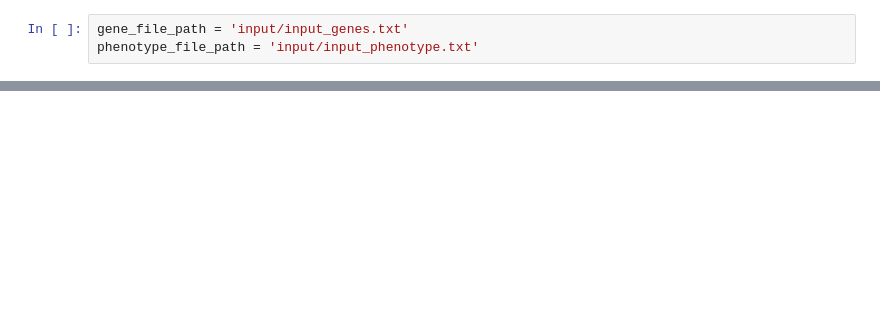
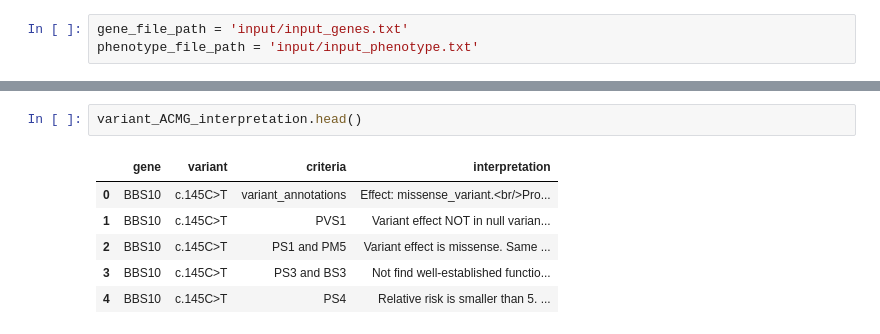
Before and after one commit to xguo39/deepbrain, a Jupyter notebook: deepb/test.ipynb, the cells around one changed output, grey strips where cells are left out. Drawn from its saved outputs; the diff is of its cells as text; blank space fills up the shorter version.

Commit message:
chinese inter

```diff
--- a/deepb/test.ipynb
+++ b/deepb/test.ipynb
@@ -524,0 +446,9 @@ df_final_res
+# %%
+variant_ACMG_interpretation.head()
+# %% [output]
+|  | gene | variant | criteria | interpretation |
+| 0 | BBS10 | c.145C>T | variant_annotations | Effect: missense_variant.<br/>Pro... |
+| 1 | BBS10 | c.145C>T | PVS1 | Variant effect NOT in null varian... |
+| 2 | BBS10 | c.145C>T | PS1 and PM5 | Variant effect is missense. Same ... |
+| 3 | BBS10 | c.145C>T | PS3 and BS3 | Not find well-established functio... |
+| 4 | BBS10 | c.145C>T | PS4 | Relative risk is smaller than 5. ... |
```
Also changed, not shown: parts of 52 cells of this notebook, 20 other files.
